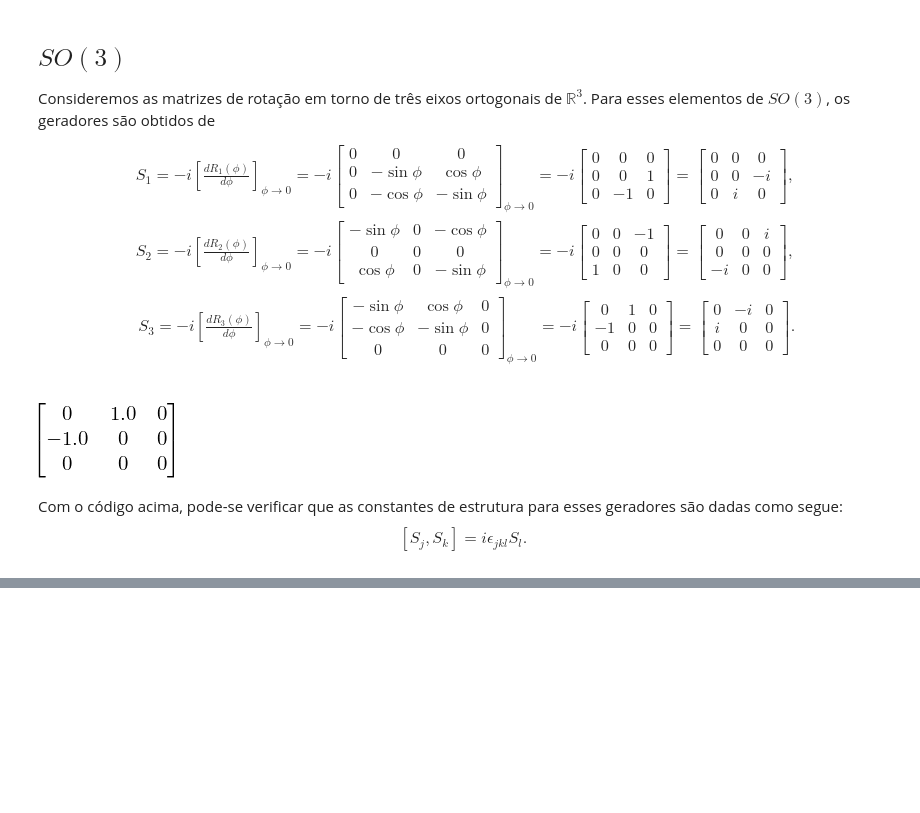
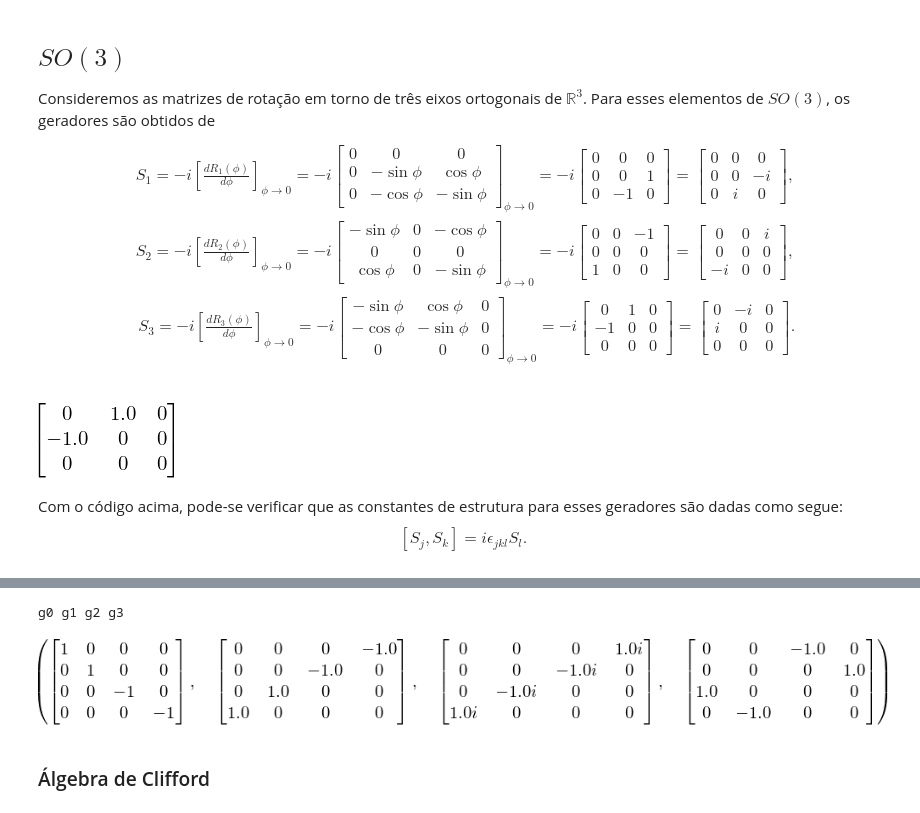
Before and after one commit to jonasmaziero/algebra_linear, a Jupyter notebook: 10_Lie.ipynb, the cells around one changed output, grey strips where cells are left out. Drawn from its saved outputs; the diff is of its cells as text; code cells hidden in the pictures; blank space fills up the shorter version.

```diff
--- a/10_Lie.ipynb
+++ b/10_Lie.ipynb
@@ -193,0 +236,19 @@ Ou seja, se $H$ é invariante sob a ação dos elementos de um grupo de Lie, ent
+# %%
+def dirac(j):
+    if j == 0:
+        return tp(pauli(3),pauli(0)) # g0
+    elif j == 1:
+        return tp(-1j*pauli(2),pauli(1)) # g1
+    elif j == 2:
+        return tp(-1j*pauli(2),pauli(2)) # g2
+    elif j == 3:
+        return tp(-1j*pauli(2),pauli(3)) # g3
+# %%
+g0, g1, g2, g3 = symbols("gamma^1 gamma^2 gamma^3 gamma^4")
+print("g0 g1 g2 g3")
+dirac(0), dirac(1), dirac(2), dirac(3)
+# %% [output]
+g0 g1 g2 g3
+[figure, added]
+# %% [markdown]
+### Álgebra de Clifford
```
Also changed, not shown: parts of 26 cells of this notebook, 3 other files.
